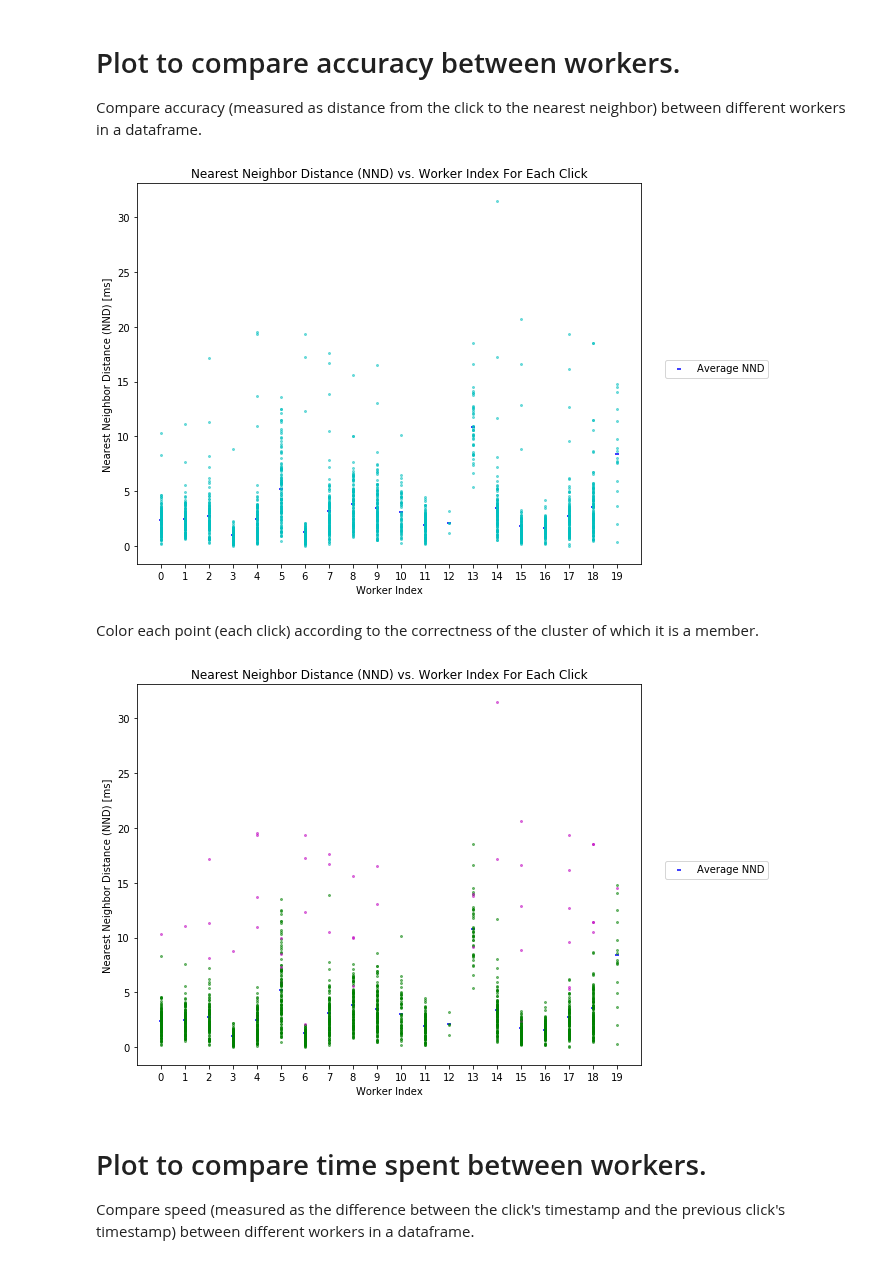
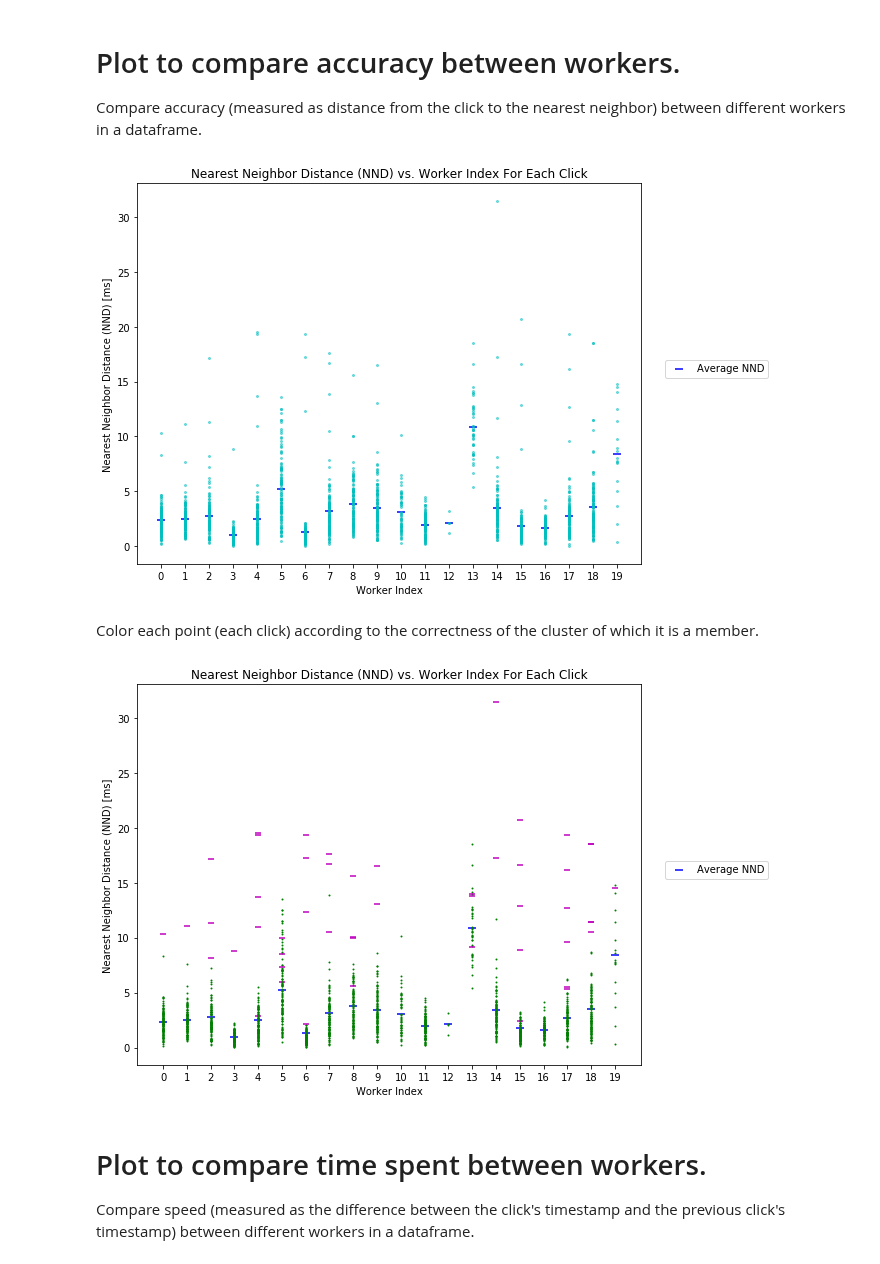
Before and after one commit to czbiohub-sf/instapipeline, a Jupyter notebook: Annotation/demo_20180705.ipynb, the cells around one changed output. Saved outputs shown, nothing was run; the diff lists cells and outputs as text; code cells hidden in the pictures.

Commit message:
Adjusted and refactored logic for marker sizes and shapes for correct, incorrect, and average markers.

```diff
--- a/Annotation/demo_20180705.ipynb
+++ b/Annotation/demo_20180705.ipynb
@@ -404,19 +404,21 @@ Compare accuracy (measured as distance from the click to the nearest neighbor) b
 # %%
 show_correctness = False
 correctness_threshold = None
 clustering_params = None
-sa.plot_nnd_vs_worker_index(anno_all, img_filename, csv_filename, show_correctness, correctness_threshold, clustering_params)
+show_avgs = True
+sa.plot_nnd_vs_worker_index(anno_all, img_filename, csv_filename, show_correctness, correctness_threshold, clustering_params, show_avgs)
 # %% [output]
-[figure, old version]
+[figure, new version]
 # %% [markdown]
 Color each point (each click) according to the correctness of the cluster of which it is a member.
 # %%
 show_correctness = True
 correctness_threshold = 5
 clustering_params = [-350]
-sa.plot_nnd_vs_worker_index(anno_all, img_filename, csv_filename, show_correctness, correctness_threshold, clustering_params)
+show_avgs = True
+sa.plot_nnd_vs_worker_index(anno_all, img_filename, csv_filename, show_correctness, correctness_threshold, clustering_params, show_avgs)
 # %% [output]
-[figure, old version]
+[figure, new version]
 # %% [markdown]
 # Plot to compare time spent between workers.
 Compare speed (measured as the difference between the click's timestamp and the previous click's timestamp) between different workers in a dataframe.
```
Also changed, not shown: parts of 7 cells of this notebook, 1 other file.
